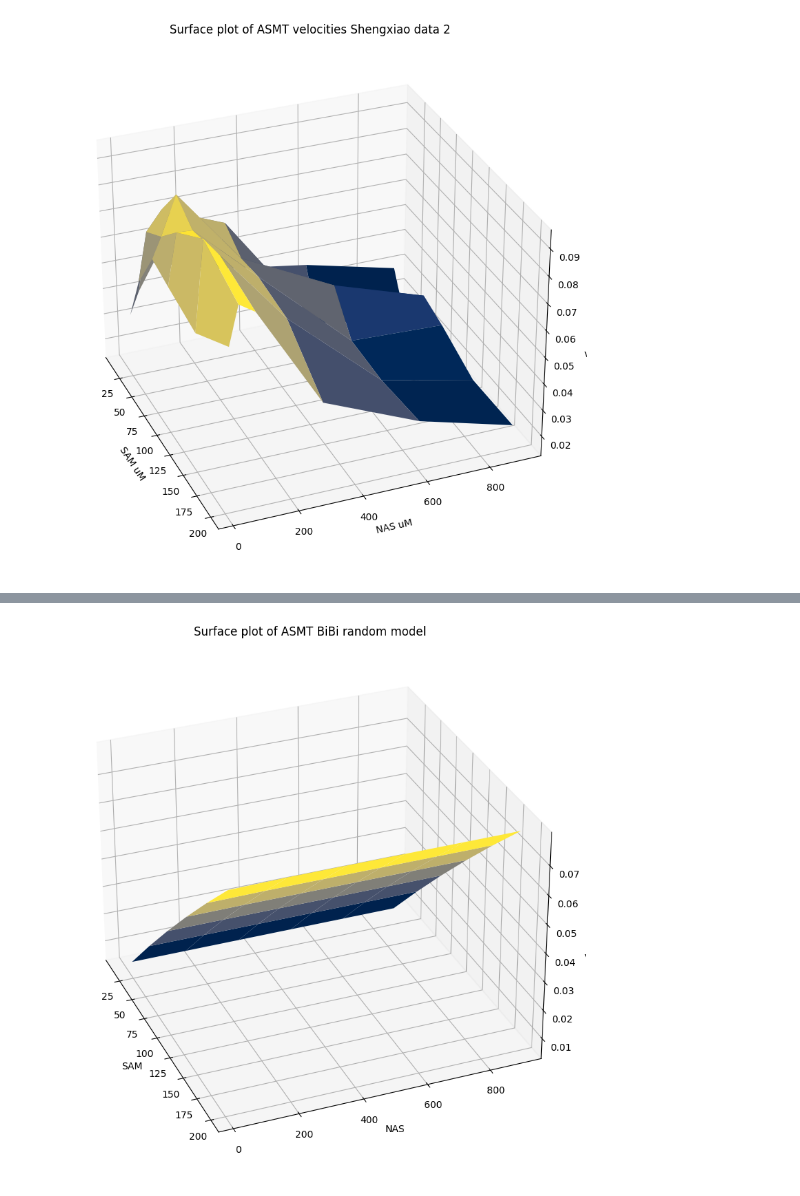
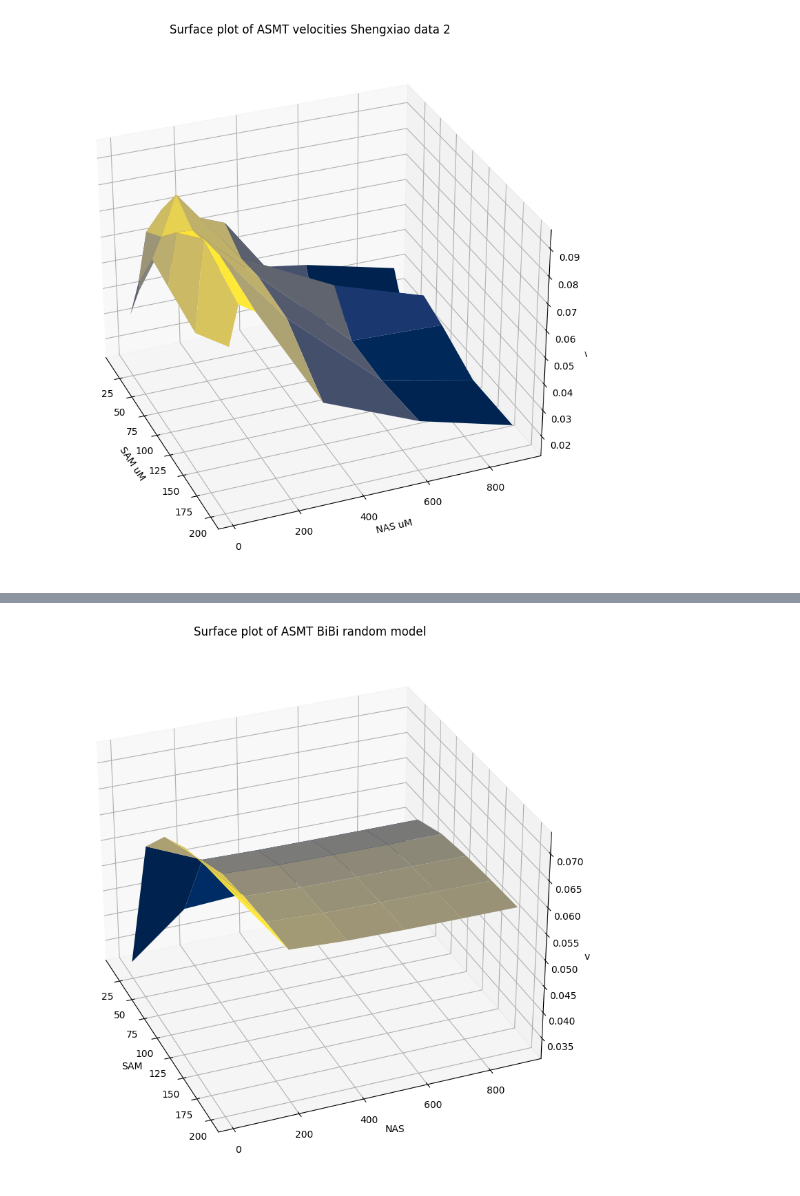
Before and after one commit to Qflow777/BiBi_enzyme_kinetics, a Jupyter notebook: BiBi_seq.ipynb, the cells around one changed output, grey strips where cells are left out. Drawn from its saved outputs; the diff is of its cells as text; code cells hidden in the pictures.

```diff
--- a/BiBi_seq.ipynb
+++ b/BiBi_seq.ipynb
@@ -447,28 +449,28 @@ plt.show()
 # %%
 # Plot velocities from curve_fit determined random model parameters
 
 # Create a 3D axes
 fig = plt.figure()
 ax = plt.axes(projection='3d')
 
 #X,Y = np.meshgrid(x_SAM, x_NAS)
 
-Vmax = 1
-Ks_A = 1
-Ks_B = 478
-K_AB = 1
-K_BA = 2310
+Vmax = .06
+Ks_A = -29
+Ks_B = 1
+K_AB = -4.7
+K_BA = 4.4
 
 
 Z = BiBi_random_mesh(X,Y,  Vmax, Ks_A, Ks_B, K_AB, K_BA)
 
 # Plot the surface plot
 ax.plot_surface(X, Y, Z, cmap=plt.cm.cividis)
 ax.view_init(elev=30, azim=-22, roll=0)
 ax.set_xlabel('SAM')
 ax.set_ylabel('NAS')
 ax.set_zlabel('v')
 plt.title('Surface plot of ASMT BiBi random model')
 plt.show()
 # %% [output]
-[figure, old version]
+[figure, new version]
```
Also changed, not shown: parts of 2 cells of this notebook.
